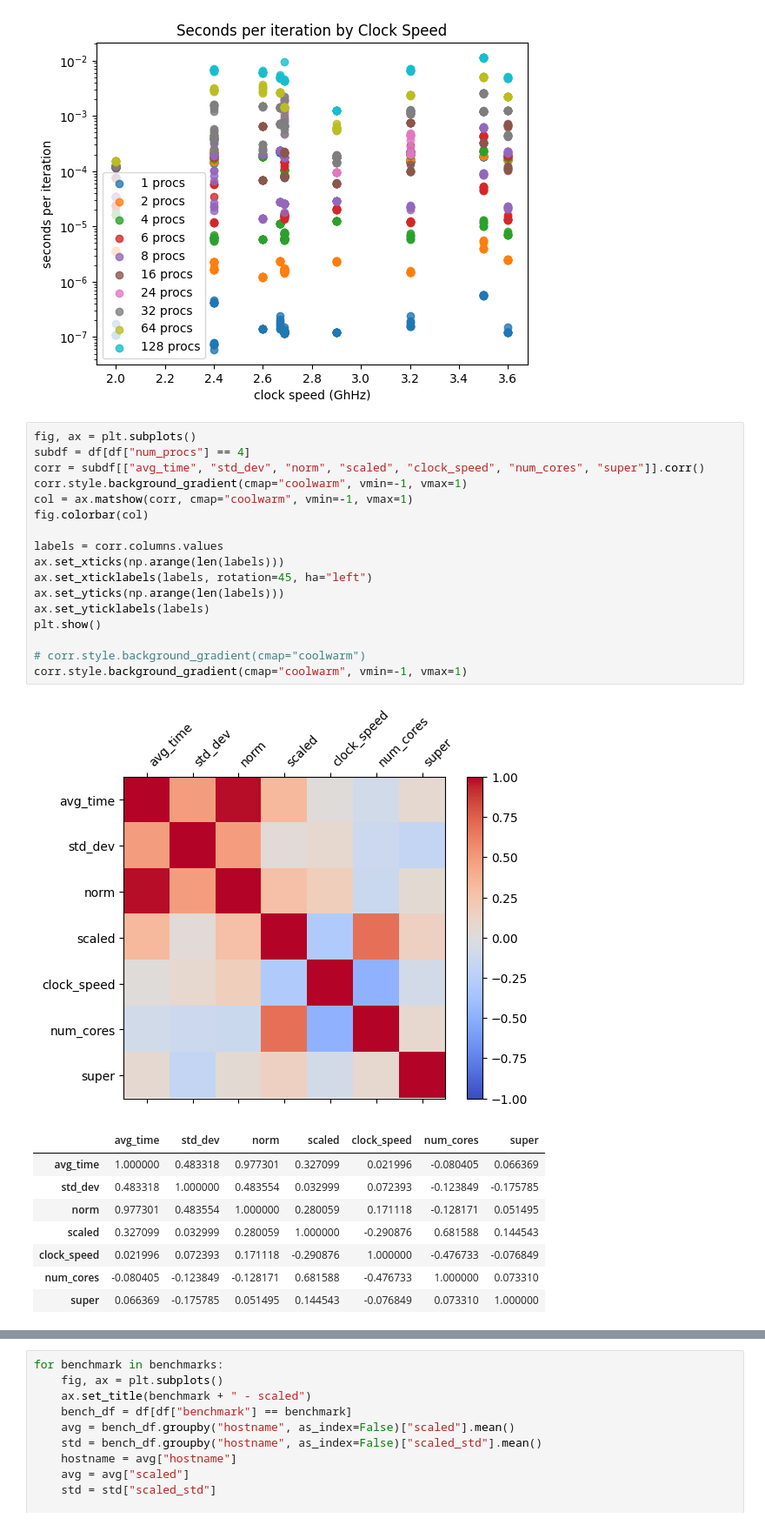
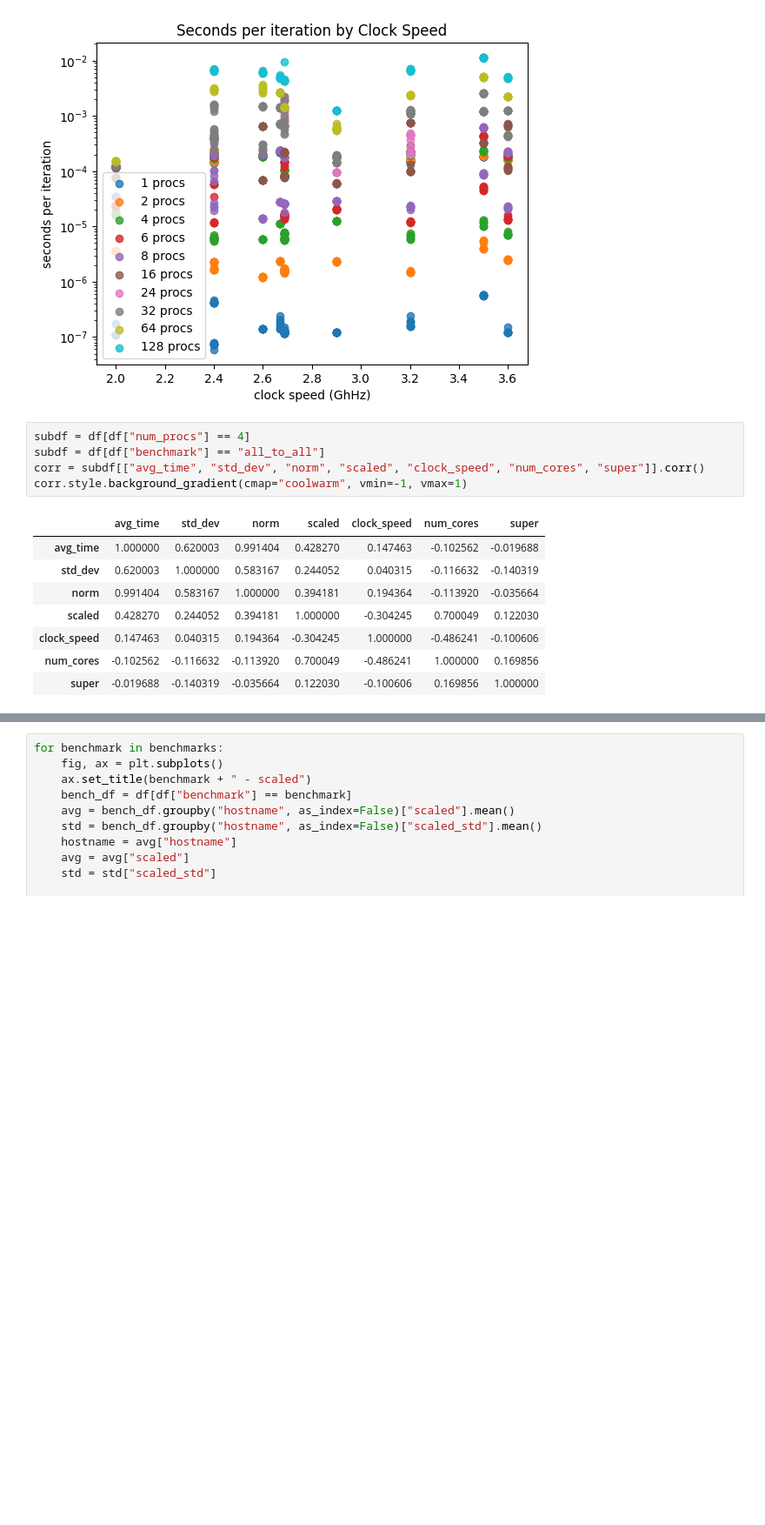
Before and after one commit to JStewart28/CS542-Project, a Jupyter notebook: code/Python/analysis.ipynb, the cells around one changed output, grey strips where cells are left out. Shown: that part at 87% size. Drawn from its saved outputs; the diff is of its cells as text; blank space fills up the shorter version.

```diff
--- a/code/Python/analysis.ipynb
+++ b/code/Python/analysis.ipynb
@@ -132,29 +132,16 @@ plt.show()
 # %% [output]
 [figure]
 # %%
-fig, ax = plt.subplots()
 subdf = df[df["num_procs"] == 4]
+subdf = df[df["benchmark"] == "all_to_all"]
 corr = subdf[["avg_time", "std_dev", "norm", "scaled", "clock_speed", "num_cores", "super"]].corr()
 corr.style.background_gradient(cmap="coolwarm", vmin=-1, vmax=1)
-col = ax.matshow(corr, cmap="coolwarm", vmin=-1, vmax=1)
-fig.colorbar(col)
-
-labels = corr.columns.values
-ax.set_xticks(np.arange(len(labels)))
-ax.set_xticklabels(labels, rotation=45, ha="left")
-ax.set_yticks(np.arange(len(labels)))
-ax.set_yticklabels(labels)
-plt.show()
-
-# corr.style.background_gradient(cmap="coolwarm")
-corr.style.background_gradient(cmap="coolwarm", vmin=-1, vmax=1)
 # %% [output]
-[figure, removed]
 |  | avg_time | std_dev | norm | scaled | clock_speed | num_cores | super |
-| avg_time | 1.000000 | 0.483318 | 0.977301 | 0.327099 | 0.021996 | -0.080405 | 0.066369 |
-| std_dev | 0.483318 | 1.000000 | 0.483554 | 0.032999 | 0.072393 | -0.123849 | -0.175785 |
-| norm | 0.977301 | 0.483554 | 1.000000 | 0.280059 | 0.171118 | -0.128171 | 0.051495 |
-| scaled | 0.327099 | 0.032999 | 0.280059 | 1.000000 | -0.290876 | 0.681588 | 0.144543 |
-| clock_speed | 0.021996 | 0.072393 | 0.171118 | -0.290876 | 1.000000 | -0.476733 | -0.076849 |
-| num_cores | -0.080405 | -0.123849 | -0.128171 | 0.681588 | -0.476733 | 1.000000 | 0.073310 |
-| super | 0.066369 | -0.175785 | 0.051495 | 0.144543 | -0.076849 | 0.073310 | 1.000000 |
+| avg_time | 1.000000 | 0.620003 | 0.991404 | 0.428270 | 0.147463 | -0.102562 | -0.019688 |
+| std_dev | 0.620003 | 1.000000 | 0.583167 | 0.244052 | 0.040315 | -0.116632 | -0.140319 |
+| norm | 0.991404 | 0.583167 | 1.000000 | 0.394181 | 0.194364 | -0.113920 | -0.035664 |
+| scaled | 0.428270 | 0.244052 | 0.394181 | 1.000000 | -0.304245 | 0.700049 | 0.122030 |
+| clock_speed | 0.147463 | 0.040315 | 0.194364 | -0.304245 | 1.000000 | -0.486241 | -0.100606 |
+| num_cores | -0.102562 | -0.116632 | -0.113920 | 0.700049 | -0.486241 | 1.000000 | 0.169856 |
+| super | -0.019688 | -0.140319 | -0.035664 | 0.122030 | -0.100606 | 0.169856 | 1.000000 |
```
Also changed, not shown: parts of 1 cell of this notebook, 2 other files.
